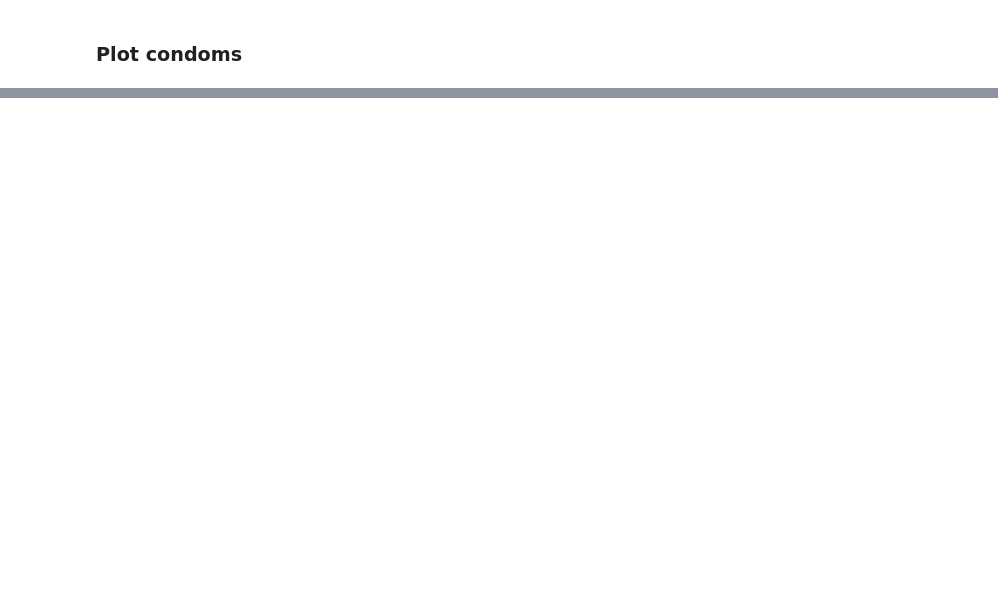
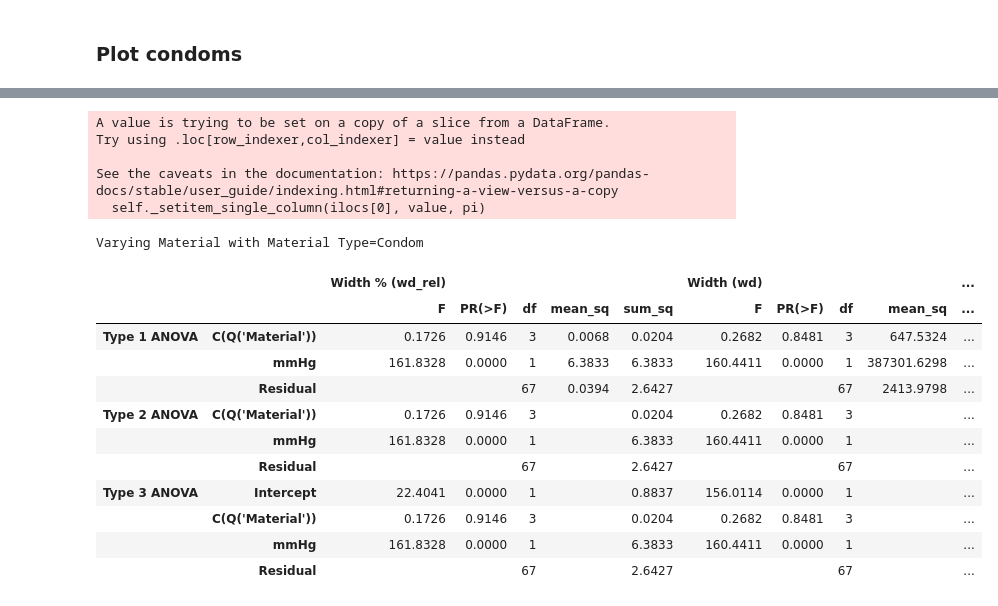
Before and after one commit to ryerrabelli/SpeculumAnalysis, a Jupyter notebook: src/notebooks/Labelbox_analysis.ipynb, the cells around one changed output, grey strips where cells are left out. Saved outputs shown, nothing was run; the diff lists cells and outputs as text; code cells hidden in the pictures; blank space fills up the shorter version.

```diff
--- a/src/notebooks/Labelbox_analysis.ipynb
+++ b/src/notebooks/Labelbox_analysis.ipynb
@@ -935,0 +1024,30 @@ fig.show()
+# %%
+criteria = {"Material Type":"Condom"}
+varying = "Material"
+
+#df_sampled = df_long.loc[ np.all([ (type(val)!=list and df_long[arg]==val ) or np.in1d(df_long[arg],val)  for arg, val in criteria.items()], axis=0) ]
+df_sampled = filter_by_criteria(criteria,df_long)
+df_sampled.loc[:,"mmHg"] = df_sampled["mmHg"].astype(np.int64)
+
+ys = [("wd","Width (wd)"),("wd_rel","Width % (wd_rel)")]
+anova_tabless = {}
+types = [1,2,3]
+for anova_type in types:
+    anova_tables = []
+    for ind, (y, y_name) in enumerate(ys):
+        # Ordinary Least Squares (OLS) model
+        model = smf.ols(f"{y} ~ mmHg + C(Q('{varying}'))", data=df_sampled)
+        ols_result = model.fit()
+        # See article for ANOVA types: https://towardsdatascience.com/anovas-three-types-of-estimating-sums-of-squares-don-t-make-the-wrong-choice-91107c77a27a
+        # For type 1, the first argument will be assumed to be the most important
+
+        anova_tables.append( sm.stats.anova_lm(ols_result, typ=anova_type) )
+    anova_tabless[f"Type {anova_type} ANOVA"] = pd.concat(anova_tables, axis=1, keys = [y_name for y,y_name in ys])
+
+anova_tabless = pd.concat(anova_tabless.values(), axis=0, keys=anova_tabless.keys())
+
+styled = anova_tabless.style
+apply_table_styling(styled, varying, criteria, anova_types=[1])
+display(styled)
+styled.to_excel(f"outputs/tables/ANOVA_{styled.caption}.xlsx")
+# %% [output]
@@ -935,0 +1057,18 @@ fig.show()
+A value is trying to be set on a copy of a slice from a DataFrame.
+Try using .loc[row_indexer,col_indexer] = value instead
+
+See the caveats in the documentation: https://pandas.pydata.org/pandas-docs/stable/user_guide/indexing.html#returning-a-view-versus-a-copy
+  self._setitem_single_column(ilocs[0], value, pi)
+Varying Material with Material Type=Condom
+|  |  | Width % (wd_rel) |  |  |  |  | Width (wd) |  |  |  | ... |
+|  |  | F | PR(>F) | df | mean_sq | sum_sq | F | PR(>F) | df | mean_sq | ... |
+| Type 1 ANOVA | C(Q('Material')) | 0.1726 | 0.9146 | 3 | 0.0068 | 0.0204 | 0.2682 | 0.8481 | 3 | 647.5324 | ... |
+|  | mmHg | 161.8328 | 0.0000 | 1 | 6.3833 | 6.3833 | 160.4411 | 0.0000 | 1 | 387301.6298 | ... |
+|  | Residual |  |  | 67 | 0.0394 | 2.6427 |  |  | 67 | 2413.9798 | ... |
+| Type 2 ANOVA | C(Q('Material')) | 0.1726 | 0.9146 | 3 |  | 0.0204 | 0.2682 | 0.8481 | 3 |  | ... |
+|  | mmHg | 161.8328 | 0.0000 | 1 |  | 6.3833 | 160.4411 | 0.0000 | 1 |  | ... |
+|  | Residual |  |  | 67 |  | 2.6427 |  |  | 67 |  | ... |
+| Type 3 ANOVA | Intercept | 22.4041 | 0.0000 | 1 |  | 0.8837 | 156.0114 | 0.0000 | 1 |  | ... |
+|  | C(Q('Material')) | 0.1726 | 0.9146 | 3 |  | 0.0204 | 0.2682 | 0.8481 | 3 |  | ... |
+|  | mmHg | 161.8328 | 0.0000 | 1 |  | 6.3833 | 160.4411 | 0.0000 | 1 |  | ... |
+|  | Residual |  |  | 67 |  | 2.6427 |  |  | 67 |  | ... |
```
Also changed, not shown: parts of 55 cells of this notebook, 6 other files.
